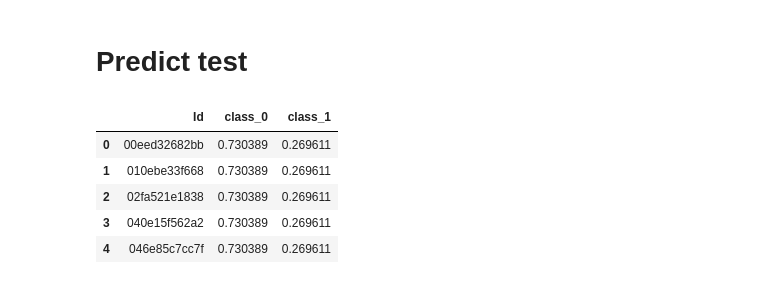
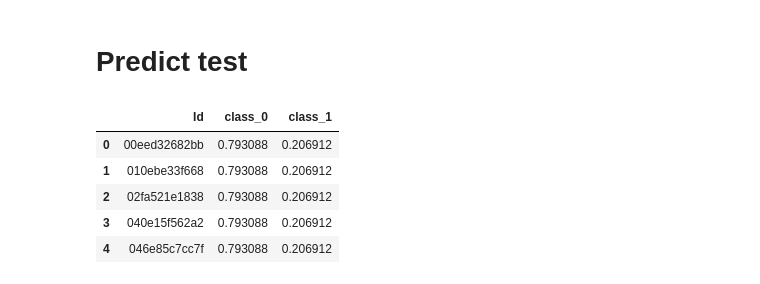
Before and after one commit to beatwad/ICR, a Jupyter notebook: multilabel_lgbm_catboost_optuna_fe.ipynb, the cells around one changed output. Saved outputs shown, nothing was run; the diff lists cells and outputs as text; code cells hidden in the pictures.

Commit message:
Optimize CatBoost and XGBoost. Add model number settings for each model type.

```diff
--- a/multilabel_lgbm_catboost_optuna_fe.ipynb
+++ b/multilabel_lgbm_catboost_optuna_fe.ipynb
@@ -967,7 +605,7 @@ for f in param_list:
     else:
         lgbm_params = pd.concat([lgbm_params, tmp])
 
-lgbm_params = lgbm_params.sort_values('value').head(CFG.n_stacking_models)
+lgbm_params = lgbm_params.sort_values('value').head(CFG.n_stacking_models_lgbm)
 param_cols = [c for c in lgbm_params.columns if c.startswith('params_')]
 lgbm_params = lgbm_params[param_cols]
 
@@ -1389,7 +985,7 @@ for f in param_list:
     else:
         cb_params = pd.concat([cb_params, tmp])
 
-cb_params = cb_params.sort_values('value').head(10)#CFG.n_stacking_models)
+cb_params = cb_params.sort_values('value').head(CFG.n_stacking_models_cb)
 param_cols = [c for c in cb_params.columns if c.startswith('params_')]
 cb_params = cb_params[param_cols]
 
@@ -1408,7 +1004,6 @@ for idx, row in cb_params.iterrows():
 
     if not CFG.undersample:
         row_dict['auto_class_weights'] = 'Balanced'
-        # row_dict['scale_pos_weight'] = class_imbalance
 
     if row_dict["task_type"] != "GPU":
         row_dict['colsample_bylevel'] = None
@@ -1462,9 +1057,9 @@ def model_train(how, best_params):
 
     kf = MultilabelStratifiedKFold(n_splits=CFG.n_stacking_folds, shuffle=True, random_state=80620231)
 
-    oof_level2 = np.zeros([y_re.shape[0], len(best_lgbm_params) + 1])
-    oof_level2[:, len(best_lgbm_params)] = y_re
-    oof_level2_test = np.zeros([test_df.shape[0], len(best_lgbm_params)])
+    oof_level2 = np.zeros([y_re.shape[0], len(best_params) + 1])
+    oof_level2[:, len(best_params)] = y_re
+    oof_level2_test = np.zeros([test_df.shape[0], len(best_params)])
 
     print(f"Training with {blu}{len(features)}{res} features")
 
@@ -1511,11 +1106,23 @@ def model_train(how, best_params):
     return oof_level2, oof_level2_test / CFG.n_stacking_folds
 
 
+oof_train_list = list()
+oof_test_list = list()
+
 if CFG.lgbm_train:
     oof_level2_lgbm, oof_level2_test_lgbm = model_train('lgbm', best_lgbm_params)
+    oof_train_list.append(oof_level2_lgbm[:,:-1])
+    oof_test_list.append(oof_level2_test_lgbm)
+    y = oof_level2_lgbm[:,-1]
 
 if CFG.xgb_train:
     oof_level2_xgb, oof_level2_test_xgb = model_train('xgboost', best_xgb_params)
+    oof_train_list.append(oof_level2_xgb[:,:-1])
+    oof_test_list.append(oof_level2_test_xgb)
+    y = oof_level2_xgb[:,-1]
 
 if CFG.cb_train:
     oof_level2_cb, oof_level2_test_cb = model_train('catboost', best_cb_params)
+    oof_train_list.append(oof_level2_cb[:,:-1])
+    oof_test_list.append(oof_level2_test_cb)
+    y = oof_level2_cb[:,-1]
@@ -1524,11 +1184,10 @@ if CFG.cb_train:
 # %%
 from sklearn.linear_model import LogisticRegression
 
-oof_level2 = np.concatenate([oof_level2_lgbm[:,:-1], oof_level2_xgb[:,:-1], oof_level2_cb[:,:-1]], axis=1)
-oof_level2_test = np.concatenate([oof_level2_test_lgbm, oof_level2_test_xgb, oof_level2_test_cb], axis=1)
+oof_level2 = np.concatenate(oof_train_list, axis=1)
+oof_level2_test = np.concatenate(oof_test_list, axis=1)
 
 X = oof_level2
-y = oof_level2_cb[:,-1]
 
 # mean bll
 print(balanced_log_loss(y, np.mean(X, axis=1)))
@@ -1637,25 +1312,26 @@ errors[errors >= errors.quantile(0.99)].index.to_list()
 # %%
 def predict(X):
     y = np.zeros(len(X))
     for i in range(oof_level2_test.shape[1]):
-        y += weights[i] * oof_level2_test[:,i]
-        # y += oof_level2_test[:,i]
-    return y / sum(weights)
-    # return y / oof_level2_test.shape[1]
+        # y += weights[i] * oof_level2_test[:,i]
+        y += oof_level2_test[:,i]
+    # return y / sum(weights)
+    return y / oof_level2_test.shape[1]
+    # return y / CFG.n_stacking_models
 
 predictions = predict(test_df[features])
 # predictions = predict(generated_features_test)
 
 test_df['class_1'] = predictions
 test_df['class_0'] = 1 - predictions
 
 sample_submission[['class_0', 'class_1']] = test_df[['class_0', 'class_1']]
 sample_submission.to_csv(r"submission.csv", index=False)
 sample_submission
 # %% [output]
 |  | Id | class_0 | class_1 |
-| 0 | 00eed32682bb | 0.730389 | 0.269611 |
-| 1 | 010ebe33f668 | 0.730389 | 0.269611 |
-| 2 | 02fa521e1838 | 0.730389 | 0.269611 |
-| 3 | 040e15f562a2 | 0.730389 | 0.269611 |
-| 4 | 046e85c7cc7f | 0.730389 | 0.269611 |
+| 0 | 00eed32682bb | 0.793088 | 0.206912 |
+| 1 | 010ebe33f668 | 0.793088 | 0.206912 |
+| 2 | 02fa521e1838 | 0.793088 | 0.206912 |
+| 3 | 040e15f562a2 | 0.793088 | 0.206912 |
+| 4 | 046e85c7cc7f | 0.793088 | 0.206912 |
```
Also changed, not shown: parts of 13 cells of this notebook, 3 other files.
